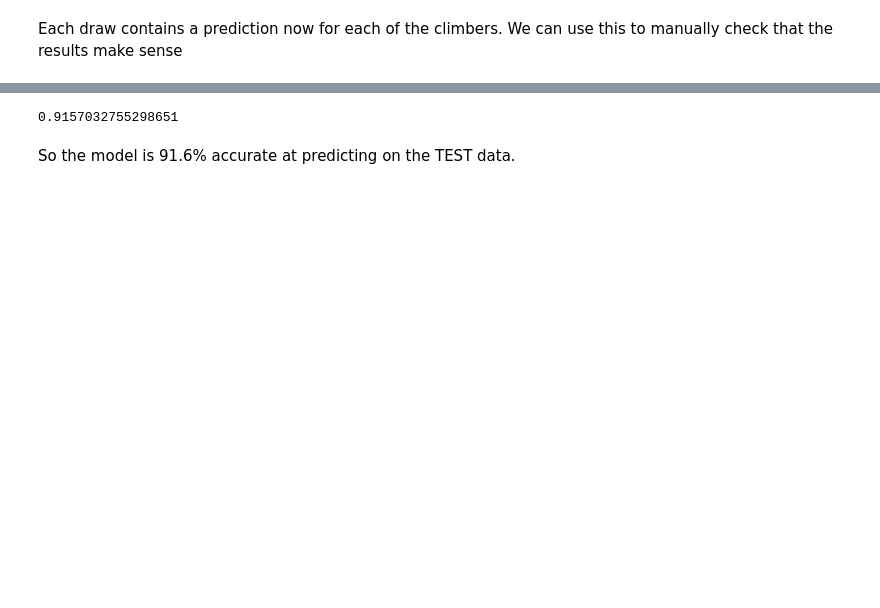
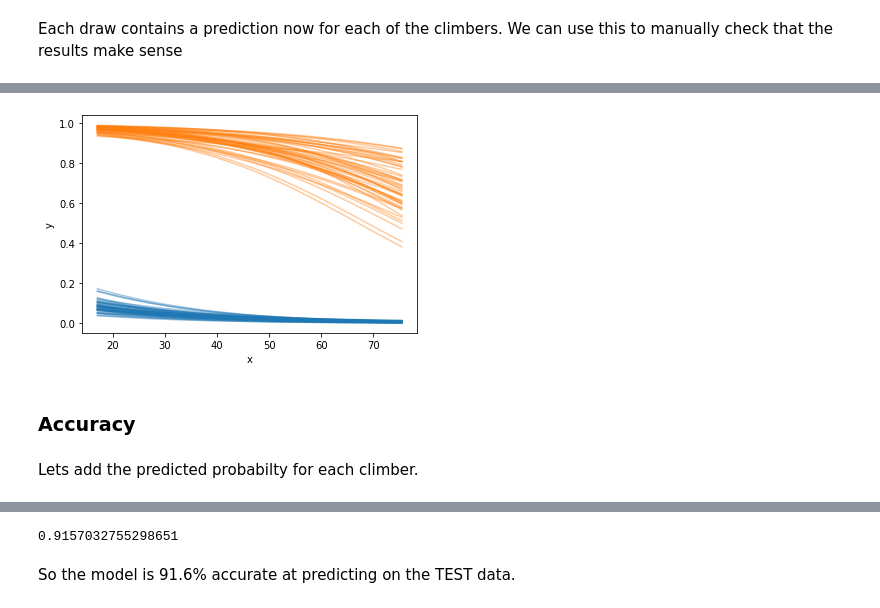
Before and after one commit to DrEntropy/BayesRulesWork, a Jupyter notebook: Chapter18.ipynb, the cells around one changed output, grey strips where cells are left out. Cells and saved outputs as stored; diff of their text form; code cells hidden in the pictures; blank space fills up the shorter version.

```diff
--- a/Chapter18.ipynb
+++ b/Chapter18.ipynb
@@ -73,6 +78,7 @@ Sampling 4 chains for 1_000 tune and 1_000 draw iterations (4_000 + 4_000 draws
 # %%
 model1.predict(results,kind='pps')
 post_pred = results.posterior_predictive.to_dataframe().reset_index()
+post_df = results.posterior.to_dataframe().reset_index()
 # %% [markdown]
 Each draw contains a prediction now for each of the climbers.  We can use this to manually check that the results make sense
 # %%
@@ -93,0 +112,3 @@ post_pred.head()
+# %%
+lines = post_df.query('expedition_id__factor_dim =="AMAD03107"')[['Intercept','age','oxygen_used']].sample(50,axis=0).reset_index(drop=True)
+lines.head()
@@ -94,3 +122,24 @@ post_pred.head()
+# %%
+data_to_plot = pd.DataFrame()
+# is this defined somewhere?
+def inv_logit(p):
+    return np.exp(p) / (1 + np.exp(p))
+# %%
+fig, ax = plt.subplots()
+data_to_plot['x'] =np.tile(np.arange(climbers['age'].min(), climbers['age'].max(),.5),2)
+nrows = len(data_to_plot)
+data_to_plot['oxygen_used'] = np.concatenate([np.repeat(1,nrows/2 ),np.repeat(0,nrows/2)])
+
+for (i,row) in lines.iterrows():
+    data_to_plot['y_logit'] = row.Intercept + row.age * data_to_plot.x + row.oxygen_used*data_to_plot.oxygen_used
+    data_to_plot['y'] = inv_logit(data_to_plot['y_logit'])
+    sns.lineplot(data= data_to_plot, x = 'x', y= 'y', hue='oxygen_used', ax= ax, legend=False, alpha  =0.4)
+# %% [output]
+[figure, added]
+# %% [markdown]
+### Accuracy
+# %% [markdown]
+Lets add the predicted probabilty for each climber.
 # %%
 climbers['pred_prob'] = post_pred.groupby('success_dim_0').mean()['success']
 climbers.head()
```
Also changed, not shown: parts of 21 cells of this notebook.
